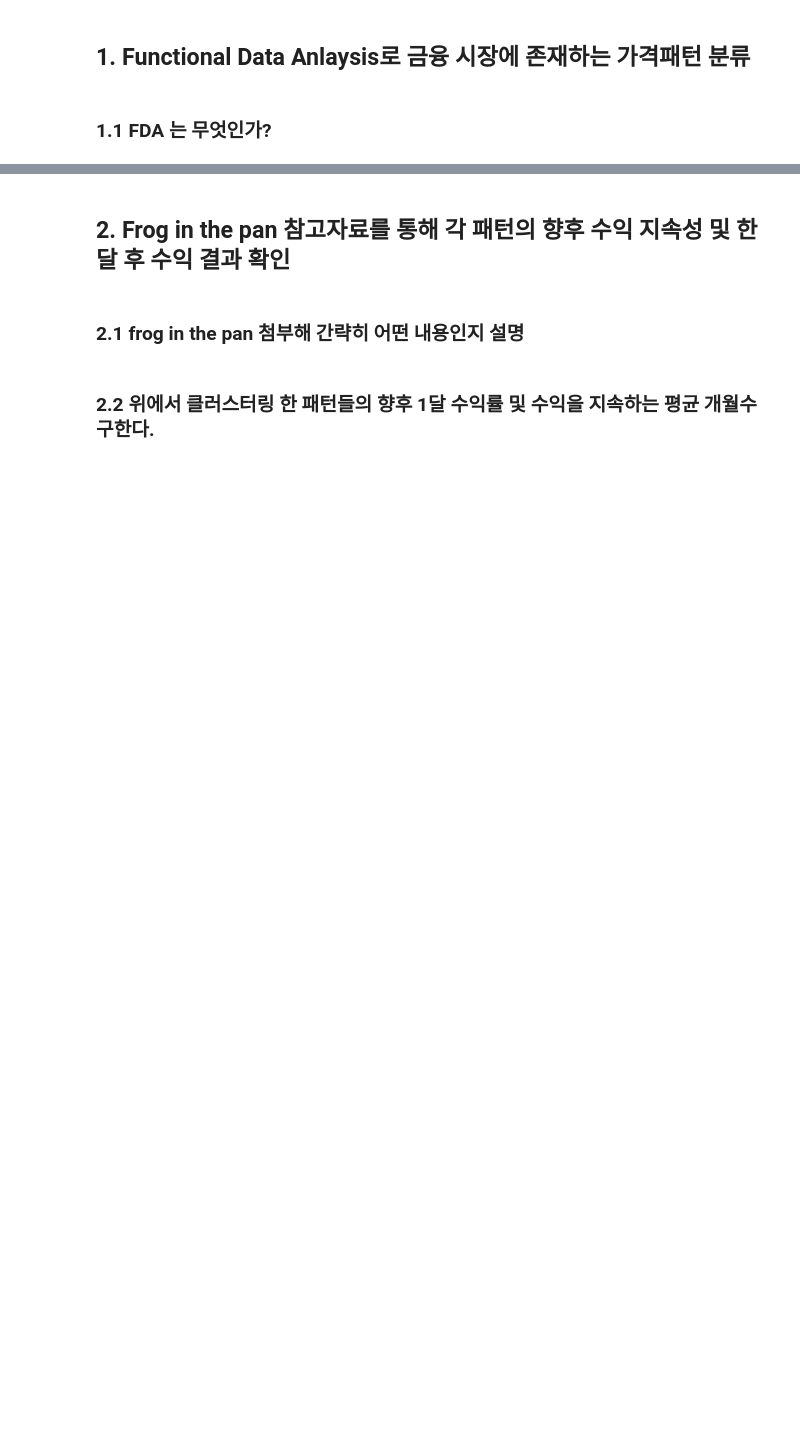
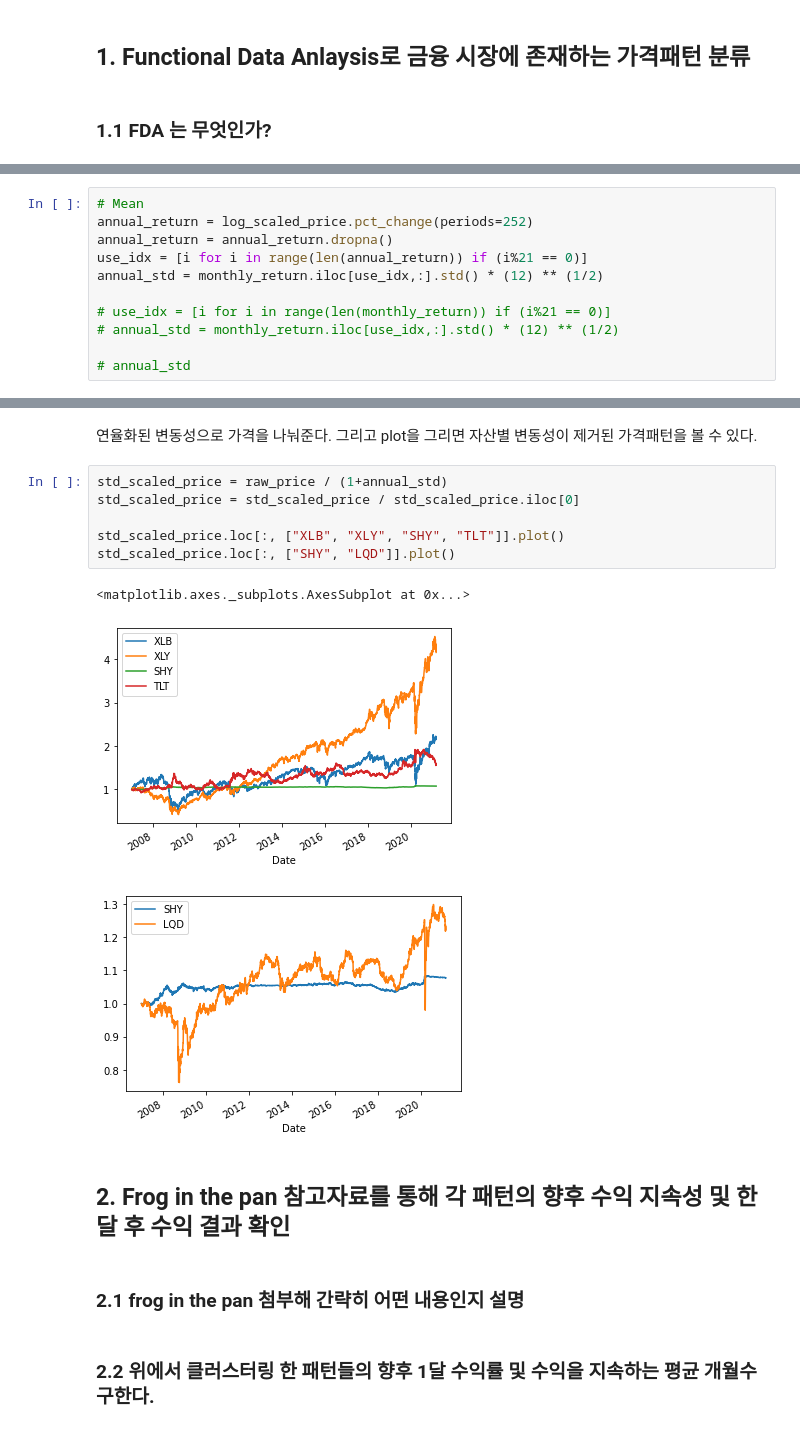
Before and after one commit to wildpieces/price_pattern_analysis_fda, a Jupyter notebook: 01_functional_data_analysis_for_stock_price.ipynb, the cells around one changed output, grey strips where cells are left out. Cells and saved outputs as stored; diff of their text form; blank space fills up the shorter version.

```diff
--- a/01_functional_data_analysis_for_stock_price.ipynb
+++ b/01_functional_data_analysis_for_stock_price.ipynb
@@ -54,0 +72,11 @@ dict_keys(['DBC', 'DBA', 'LQD', 'TLT', 'TIP', 'XLB', 'XLE', 'SHY', 'XLF', 'XLI',
+# %%
+# Mean
+annual_return = log_scaled_price.pct_change(periods=252)
+annual_return = annual_return.dropna()
+use_idx = [i for i in range(len(annual_return)) if (i%21 == 0)]
+annual_std = monthly_return.iloc[use_idx,:].std() * (12) ** (1/2)
+
+# use_idx = [i for i in range(len(monthly_return)) if (i%21 == 0)]
+# annual_std = monthly_return.iloc[use_idx,:].std() * (12) ** (1/2)
+
+# annual_std
@@ -55,3 +100,15 @@ dict_keys(['DBC', 'DBA', 'LQD', 'TLT', 'TIP', 'XLB', 'XLE', 'SHY', 'XLF', 'XLI',
+# %% [markdown]
+연율화된 변동성으로 가격을 나눠준다. 그리고 plot을 그리면 자산별 변동성이 제거된 가격패턴을 볼 수 있다.
+# %%
+std_scaled_price = raw_price / (1+annual_std)
+std_scaled_price = std_scaled_price / std_scaled_price.iloc[0]
+
+std_scaled_price.loc[:, ["XLB", "XLY", "SHY", "TLT"]].plot()
+std_scaled_price.loc[:, ["SHY", "LQD"]].plot()
+# %% [output]
+<matplotlib.axes._subplots.AxesSubplot at 0x...>
+[figure, added]
+[figure, added]
 # %% [markdown]
 ## 2. Frog in the pan 참고자료를 통해 각 패턴의 향후 수익 지속성 및 한달 후 수익 결과 확인
 # %% [markdown]
```
Also changed, not shown: parts of 9 cells of this notebook.
